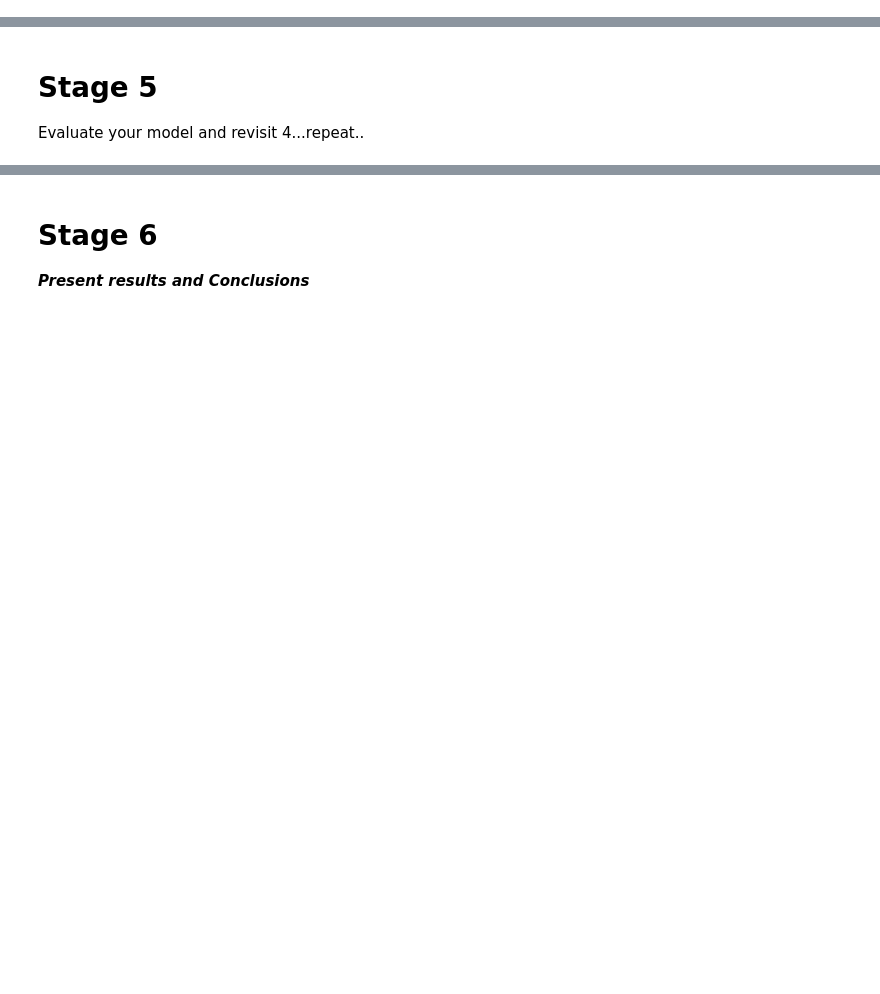
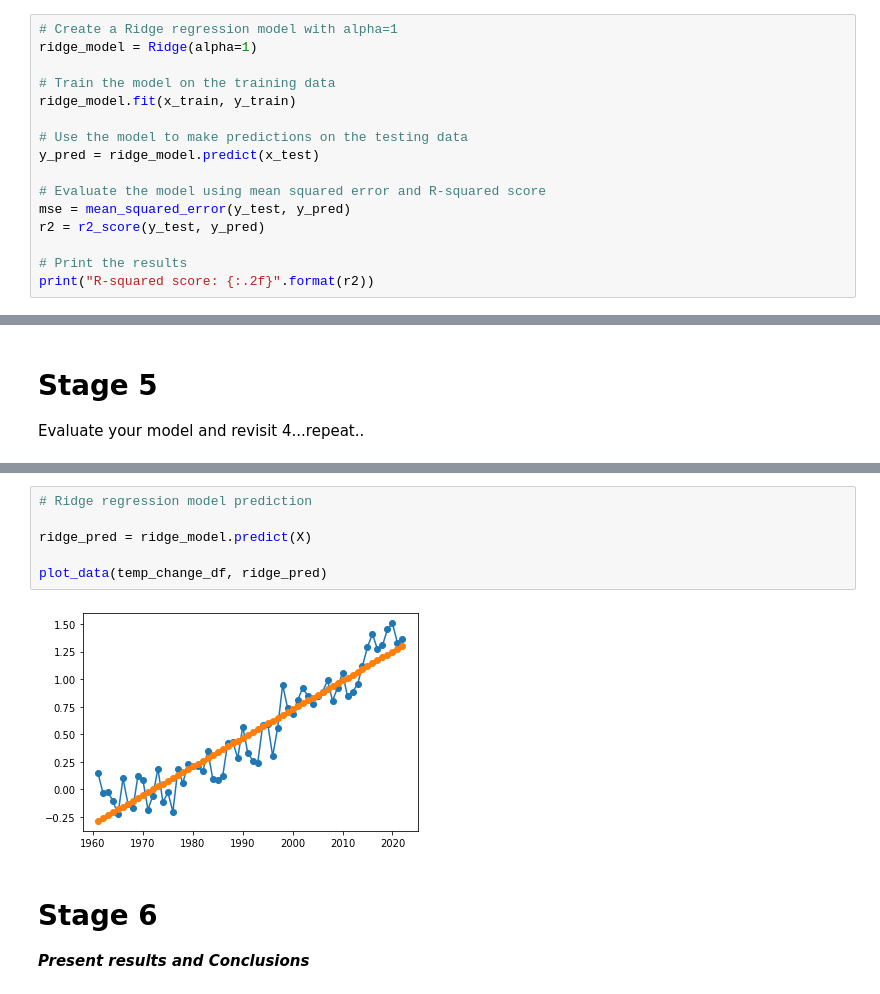
Before and after one commit to MyllaCastro/MTU, a Jupyter notebook: AI/Ass2SearchTree/Mylla_Castro_DataDrivenModel.ipynb, the cells around one changed output, grey strips where cells are left out. Saved outputs shown, nothing was run; the diff lists cells and outputs as text; blank space fills up the shorter version.

```diff
--- a/AI/Ass2SearchTree/Mylla_Castro_DataDrivenModel.ipynb
+++ b/AI/Ass2SearchTree/Mylla_Castro_DataDrivenModel.ipynb
@@ -173,0 +320,16 @@ For that reason, I should be using a linear regression model.
+# %%
+# Create a Ridge regression model with alpha=1
+ridge_model = Ridge(alpha=1)
+
+# Train the model on the training data
+ridge_model.fit(x_train, y_train)
+
+# Use the model to make predictions on the testing data
+y_pred = ridge_model.predict(x_test)
+
+# Evaluate the model using mean squared error and R-squared score
+mse = mean_squared_error(y_test, y_pred)
+r2 = r2_score(y_test, y_pred)
+
+# Print the results
+print("R-squared score: {:.2f}".format(r2))
@@ -177,3 +396,11 @@ Evaluate your model and revisit 4...repeat..
+# %%
+# Ridge regression model prediction
+
+ridge_pred = ridge_model.predict(X)
+
+plot_data(temp_change_df, ridge_pred)
+# %% [output]
+[figure, added]
 # %% [markdown]
 # **Stage 6**
 ***Present results and Conclusions***
```
Also changed, not shown: parts of 26 cells of this notebook, 1 other file.
